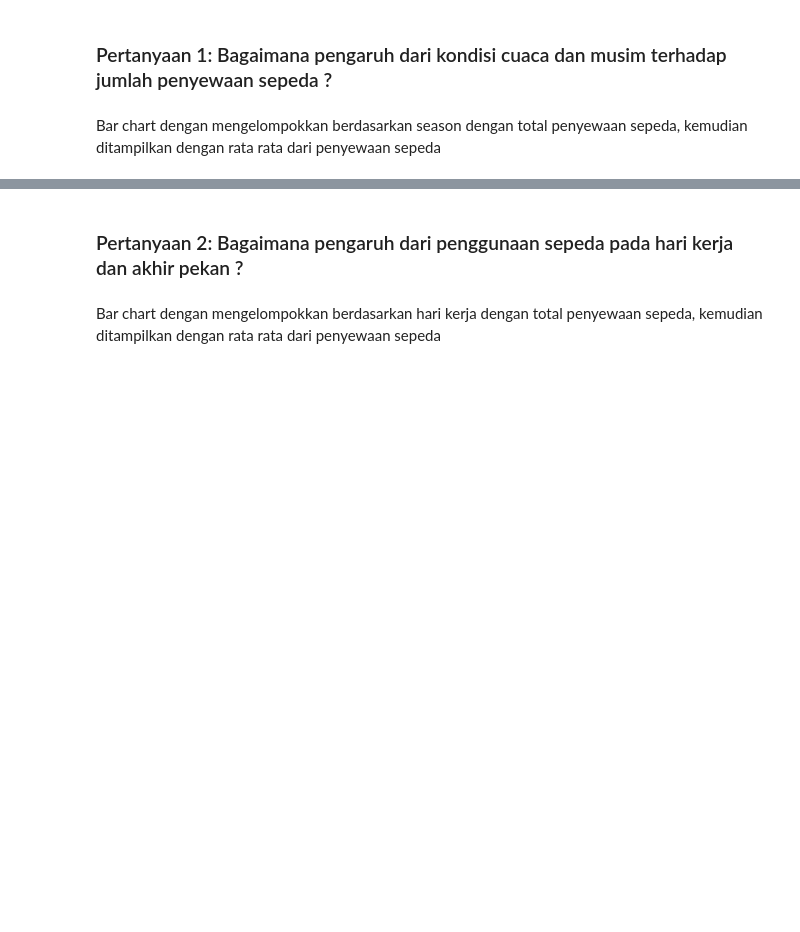
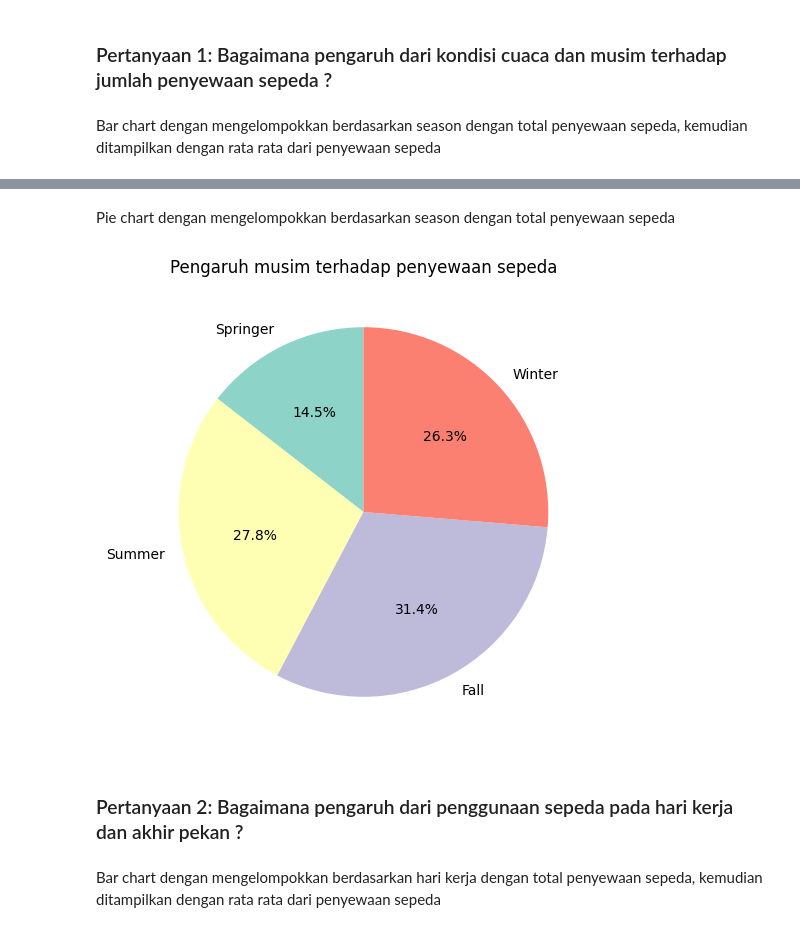
Before and after one commit to fransiscusxaveriussuryadarmawan/Analisis_Data, a Jupyter notebook: notebook.ipynb, the cells around one changed output, grey strips where cells are left out. Drawn from its saved outputs; the diff is of its cells as text; code cells hidden in the pictures; blank space fills up the shorter version.

```diff
--- a/notebook.ipynb
+++ b/notebook.ipynb
@@ -1124,3 +1124,18 @@ plt.show()
+# %% [markdown]
+Pie chart dengan mengelompokkan berdasarkan season dengan total penyewaan sepeda
+# %%
+grouped_season_pie = day_df.groupby('season')['total_rentals_bikes'].mean().reset_index()
+
+plt.figure(figsize=(8,6))
+plt.pie(grouped_season['total_rentals_bikes'],
+        labels=['Springer', 'Summer', 'Fall', 'Winter'],
+        autopct='%1.1f%%',
+        startangle=90,
+        colors=sns.color_palette('Set3'))
+plt.title('Pengaruh musim terhadap penyewaan sepeda')
+plt.show()
+# %% [output]
+[figure, added]
 # %% [markdown]
 ### Pertanyaan 2: Bagaimana pengaruh dari penggunaan sepeda pada hari kerja dan akhir pekan ?
 # %% [markdown]
```
Also changed, not shown: parts of 2 cells of this notebook, 3 other files.
